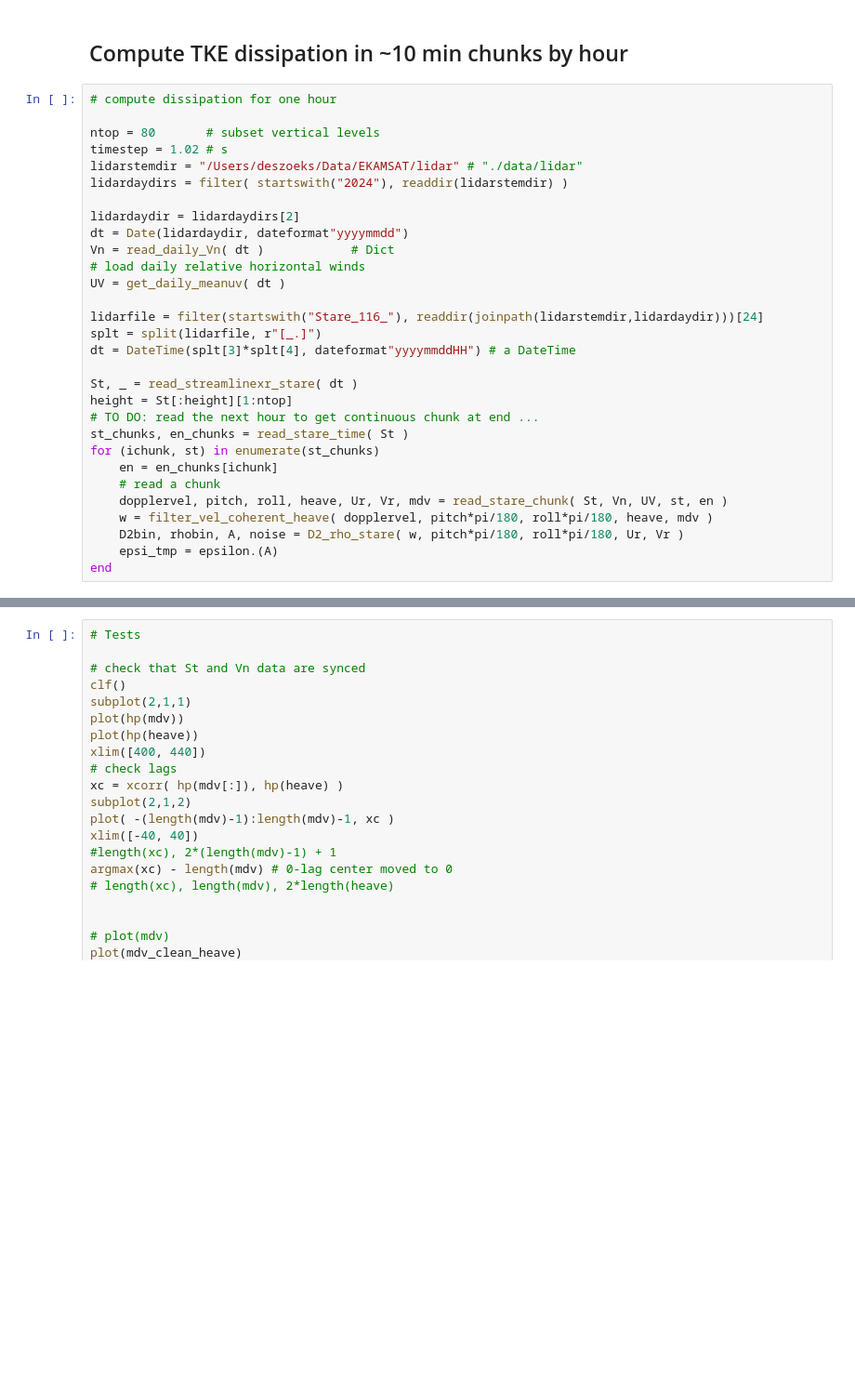
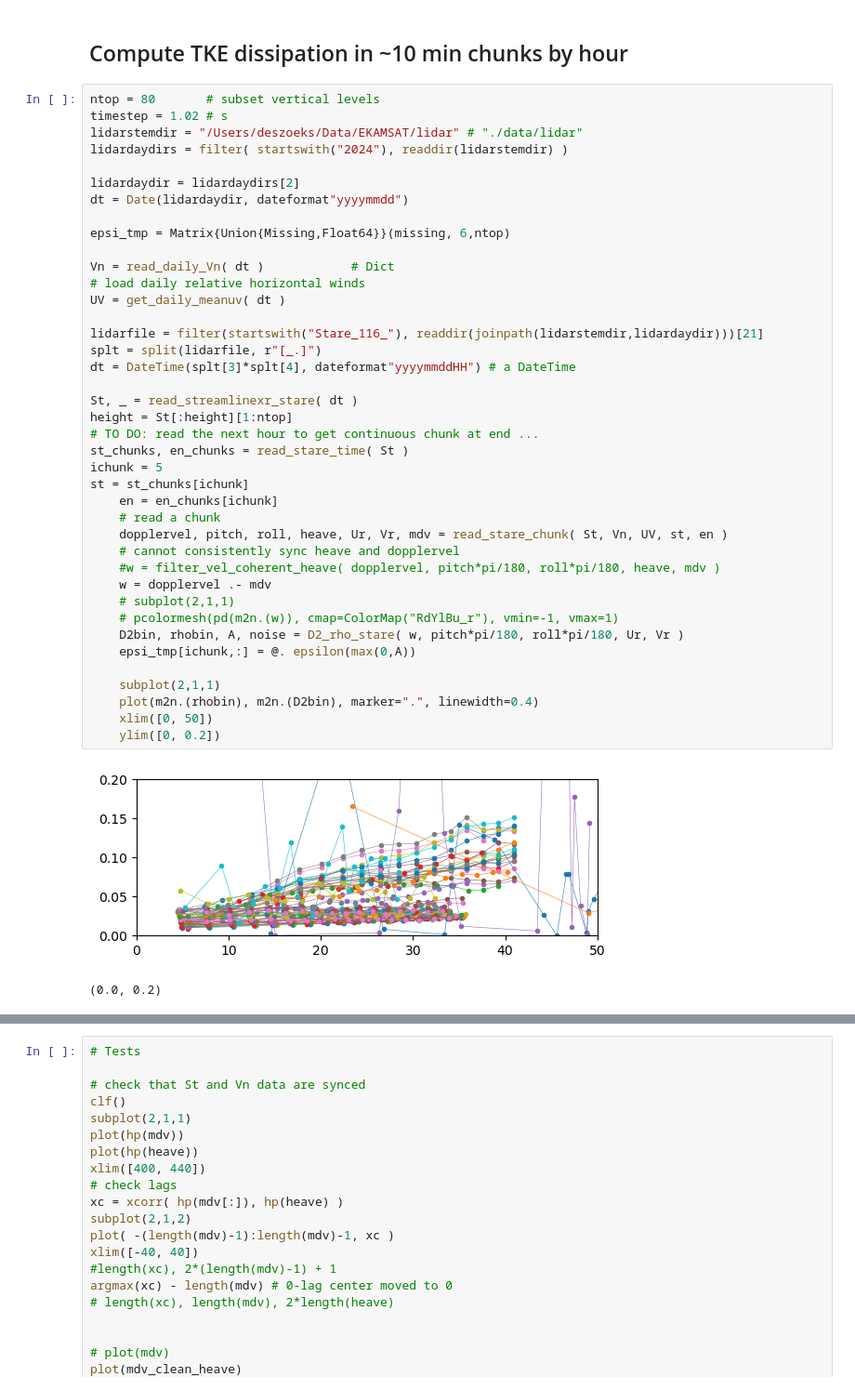
Before and after one commit to deszoeke/lidar, a Jupyter notebook: lidar_turbulence.ipynb, the cells around one changed output, grey strips where cells are left out. Shown at 93% size. Saved outputs shown, nothing was run; the diff lists cells and outputs as text; blank space fills up the shorter version.

Commit message:
epsilon calcs, quicklook ~10 min chunks

```diff
--- a/lidar_turbulence.ipynb
+++ b/lidar_turbulence.ipynb
@@ -498,32 +542,45 @@ D2_rho_stare
 # %% [markdown]
 ## Compute TKE dissipation in ~10 min chunks by hour
 # %%
-# compute dissipation for one hour
-
 ntop = 80       # subset vertical levels
 timestep = 1.02 # s
 lidarstemdir = "/Users/deszoeks/Data/EKAMSAT/lidar" # "./data/lidar"
 lidardaydirs = filter( startswith("2024"), readdir(lidarstemdir) )
 
 lidardaydir = lidardaydirs[2]
 dt = Date(lidardaydir, dateformat"yyyymmdd")
+
+epsi_tmp = Matrix{Union{Missing,Float64}}(missing, 6,ntop)
+
 Vn = read_daily_Vn( dt )            # Dict
 # load daily relative horizontal winds
 UV = get_daily_meanuv( dt )
 
-lidarfile = filter(startswith("Stare_116_"), readdir(joinpath(lidarstemdir,lidardaydir)))[24]
+lidarfile = filter(startswith("Stare_116_"), readdir(joinpath(lidarstemdir,lidardaydir)))[21]
 splt = split(lidarfile, r"[_.]")
 dt = DateTime(splt[3]*splt[4], dateformat"yyyymmddHH") # a DateTime
 
 St, _ = read_streamlinexr_stare( dt )
 height = St[:height][1:ntop]
 # TO DO: read the next hour to get continuous chunk at end ...
 st_chunks, en_chunks = read_stare_time( St )
-for (ichunk, st) in enumerate(st_chunks)
+ichunk = 5
+st = st_chunks[ichunk]
     en = en_chunks[ichunk]
     # read a chunk
     dopplervel, pitch, roll, heave, Ur, Vr, mdv = read_stare_chunk( St, Vn, UV, st, en )
-    w = filter_vel_coherent_heave( dopplervel, pitch*pi/180, roll*pi/180, heave, mdv )
+    # cannot consistently sync heave and dopplervel
+    #w = filter_vel_coherent_heave( dopplervel, pitch*pi/180, roll*pi/180, heave, mdv )
+    w = dopplervel .- mdv
+    # subplot(2,1,1)
+    # pcolormesh(pd(m2n.(w)), cmap=ColorMap("RdYlBu_r"), vmin=-1, vmax=1)
     D2bin, rhobin, A, noise = D2_rho_stare( w, pitch*pi/180, roll*pi/180, Ur, Vr )
-    epsi_tmp = epsilon.(A)
-end
+    epsi_tmp[ichunk,:] = @. epsilon(max(0,A))
+
+    subplot(2,1,1)
+    plot(m2n.(rhobin), m2n.(D2bin), marker=".", linewidth=0.4)
+    xlim([0, 50])
+    ylim([0, 0.2])
+# %% [output]
+[figure, added]
+(0.0, 0.2)
```
Also changed, not shown: parts of 8 cells of this notebook, 3 other files.
